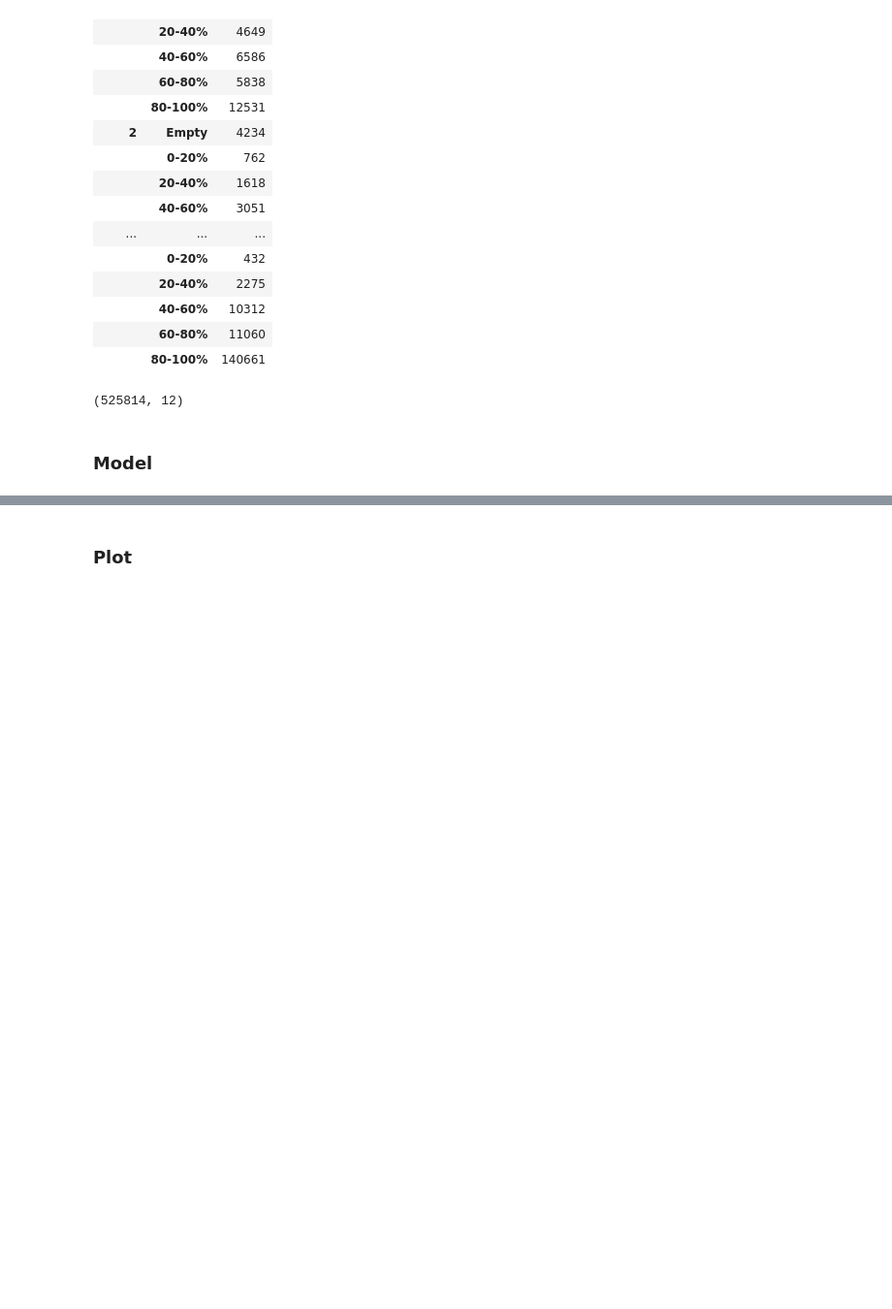
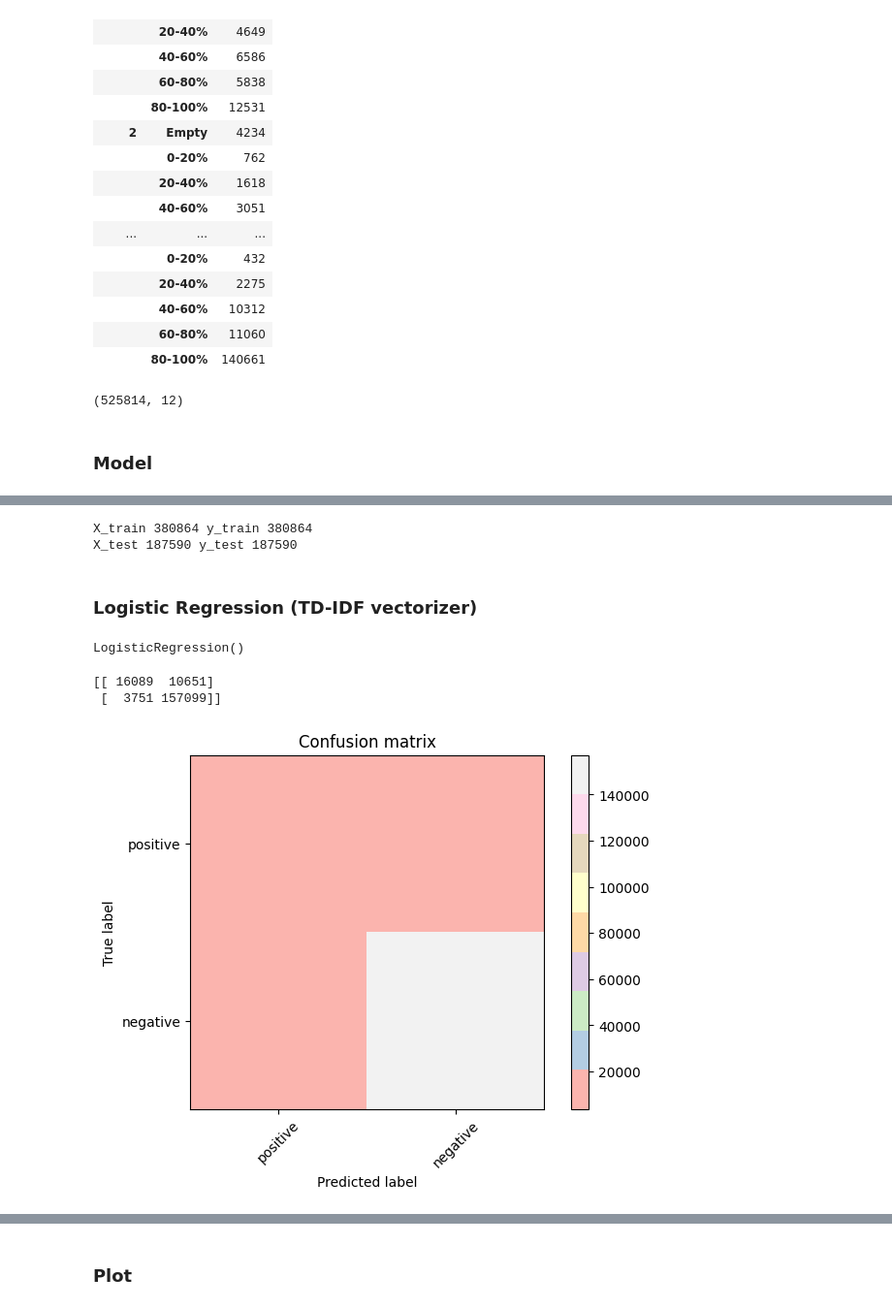
Before and after one commit to Shivamdeloitte/repo15, a Jupyter notebook: SentimentAnalysis.ipynb, the cells around one changed output, grey strips where cells are left out. Shown at 97% size. Cells and saved outputs as stored; diff of their text form; code cells hidden in the pictures; blank space fills up the shorter version.

Commit message:
Models and Plotting by Kanav and Yuvraj

```diff
--- a/SentimentAnalysis.ipynb
+++ b/SentimentAnalysis.ipynb
@@ -159,0 +202,43 @@ df3.shape
+# %%
+from sklearn.model_selection import train_test_split
+X_train_tdf, X_test_tdf, y_train_tdf, y_test_tdf = train_test_split(traindatatdf, y, test_size=0.33, random_state=42)
+# %%
+print("X_train {}".format(X_train_tdf.shape[0]),"y_train {}".format(y_train_tdf.shape[0]))
+print("X_test {}".format(X_test_tdf.shape[0]),"y_test {}".format(y_test_tdf.shape[0]))
+# %% [output]
+X_train 380864 y_train 380864
+X_test 187590 y_test 187590
+# %% [markdown]
+### Logistic Regression (TD-IDF vectorizer)
+# %%
+from sklearn.linear_model import LogisticRegression
+model_lr_tdf=LogisticRegression()
+# %%
+model_lr_tdf.fit(X_train_tdf, y_train_tdf)
+# %% [output]
+LogisticRegression()
+# %%
+from sklearn.metrics import confusion_matrix
+from sklearn import metrics
+import numpy as np
+import matplotlib.pyplot as plt
+def plot_confusion_matrix(cm, title='Confusion matrix', cmap=plt.cm.Pastel1, labels=["positive", "negative"]):
+    plt.imshow(cm, interpolation='nearest', cmap=cmap)
+    plt.title(title)
+    plt.colorbar()
+    tick_marks = np.arange(len(labels))
+    plt.xticks(tick_marks, labels, rotation=45)
+    plt.yticks(tick_marks, labels)
+    plt.tight_layout()
+    plt.ylabel('True label')
+    plt.xlabel('Predicted label')
+# %%
+plt.figure()
+cm=confusion_matrix(y_test_tdf,model_lr_tdf.predict(X_test_tdf))
+print(cm)
+plot_confusion_matrix(cm)
+plt.show()
+# %% [output]
+[[ 16089  10651]
+ [  3751 157099]]
+[figure, added]
```
Also changed, not shown: parts of 24 cells of this notebook.
